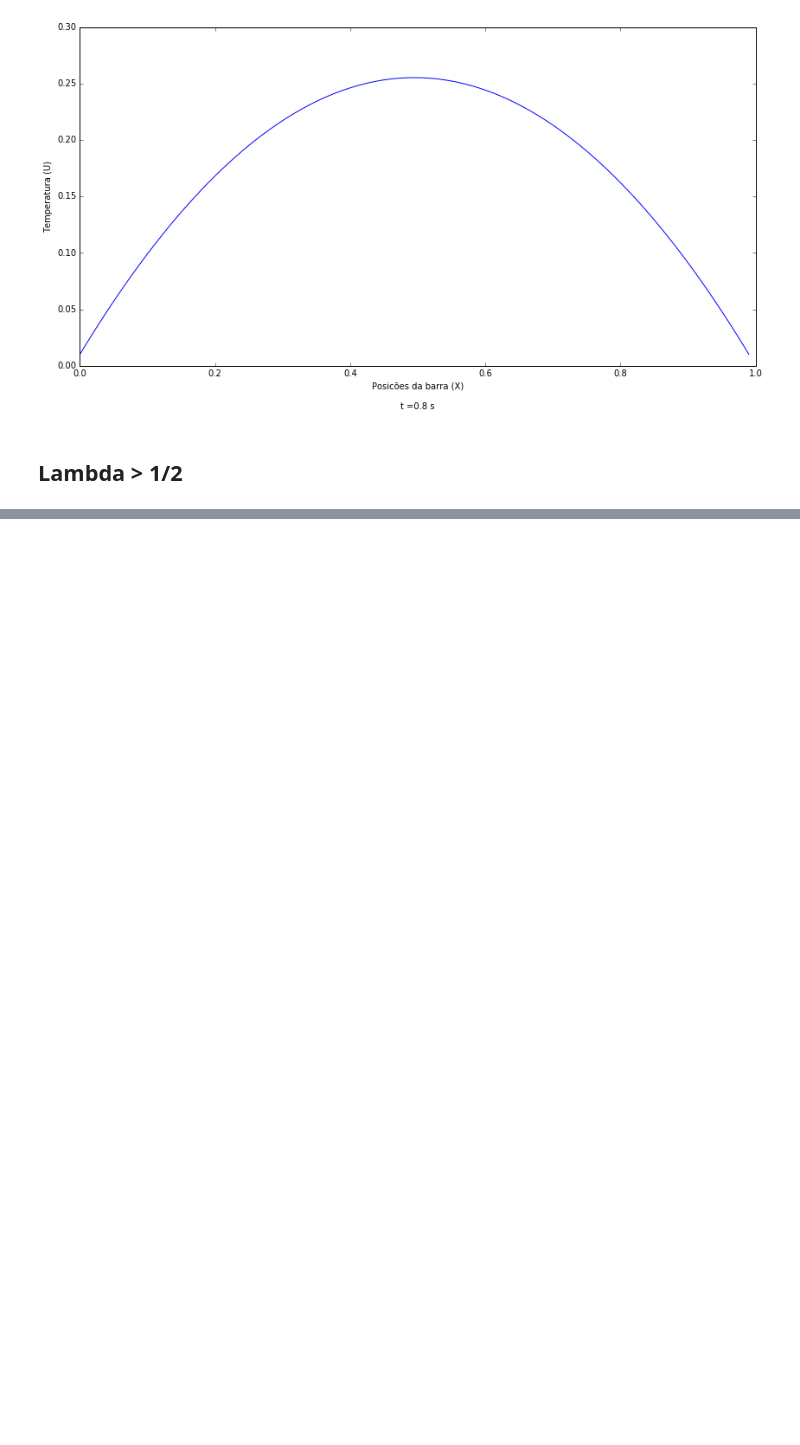
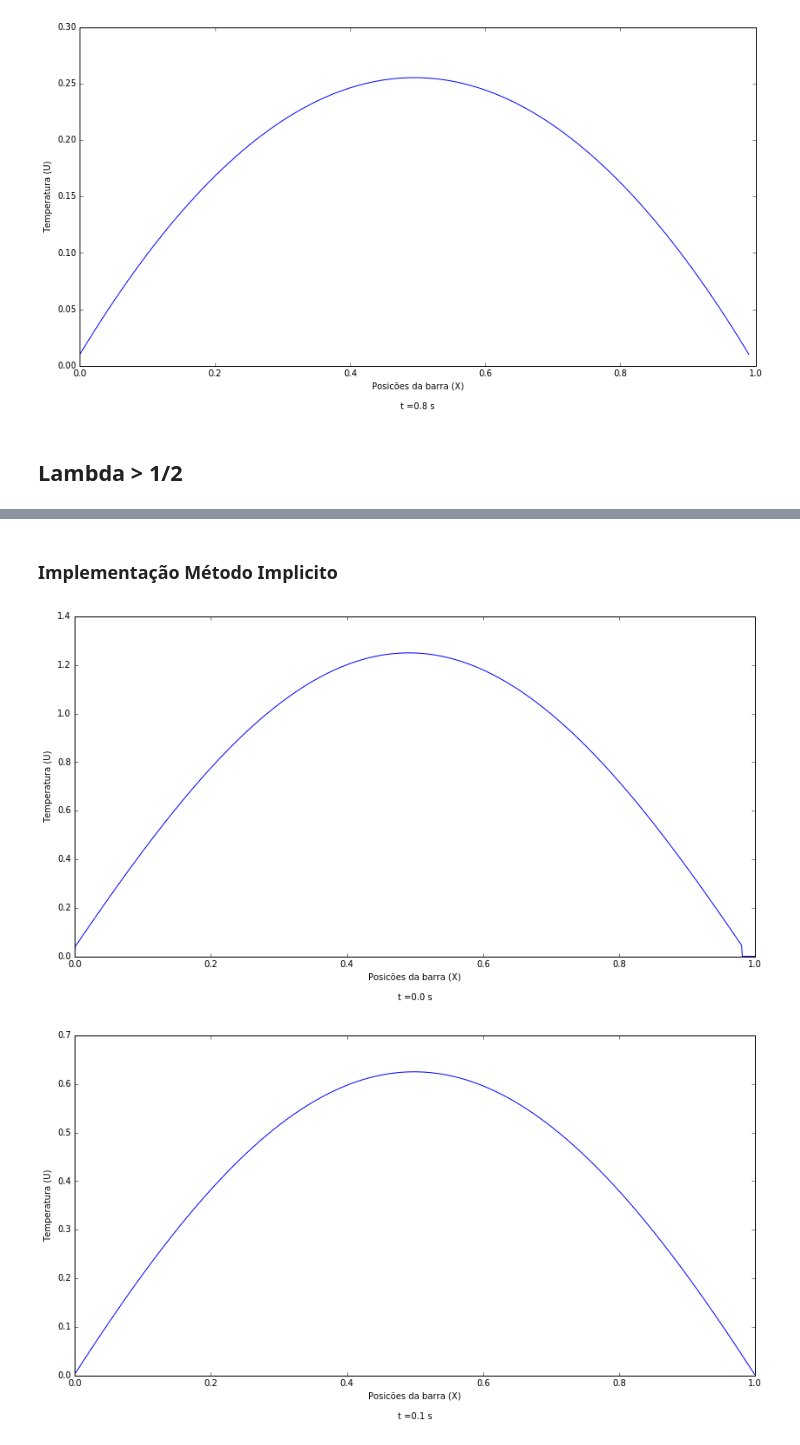
Before and after one commit to faciolihenrique/ms211, a Jupyter notebook: proj2.ipynb, the cells around one changed output, grey strips where cells are left out. Cells and saved outputs as stored; diff of their text form; code cells hidden in the pictures; blank space fills up the shorter version.

```diff
--- a/proj2.ipynb
+++ b/proj2.ipynb
@@ -170,0 +141,66 @@ for tempo in np.arange(0,1,k):
+# %%
+def solve_by_LU(A, B):
+    P, L, U = la.lu(A)
+    y = la.solve(L, np.dot(P, B))
+    return la.solve(U, y)
+# %% [markdown]
+### Implementação Método Implicito
+# %%
+h = 0.001 # Valor do passo em x
+
+k = 0.001 # Valor do passo do tempo
+
+lambd = _lambda(gamma,k,h) # Valor de lambda
+
+m = int(1/h) # Quantidade de posicoes x na barra
+
+x_list = list()
+for i in np.arange(0,1,h):
+    x_list.append(i)
+
+psi = np.empty(m); psi.fill(2) # vetor de psi
+
+
+# Matriz A
+A = np.zeros((m,m))
+
+A.itemset((0,0),1+2*lambd)
+A.itemset((m-1,m-1),1+2*lambd)
+A.itemset((0,1),-lambd)
+A.itemset((m-1,m-2),-lambd)
+
+for i in range(1,m-1):
+    A.itemset((i,i),(1+2*lambd))
+    A.itemset((i,i+1),-lambd)
+    A.itemset((i,i-1),-lambd)
+
+# Vetor F * k
+fjk = np.empty(m); fjk.fill(k*2)
+fjk.itemset(0, (k*(psi.item(0)+lambd*p)))
+fjk.itemset(m-1, (k*(psi.item(m-1)+lambd*q)))
+
+# Vetor uj
+u = np.zeros(m)
+
+n = 1
+for x in np.arange(0.01, 0.99, h):
+    u.itemset(n,f(x))
+    n = n + 1
+
+
+# Soma uj + f*k
+u_fjk = np.sum([u, fjk], axis=0)
+
+
+for tempo in np.arange(0,1,k):
+    if tempo % 0.1 == 0:
+        plt.plot(x_list, u)
+        plt.gcf().set_size_inches(14,7)
+        plt.ylabel('Temperatura (U)')
+        plt.xlabel('Posicões da barra (X)\n\nt =' + str(tempo) + ' s')
+        plt.show()
+    u = solve_by_LU(A,u_fjk)
+    u_fjk = np.sum([u, fjk], axis=0)
+# %% [output]
+[figure, added]
+[figure, added]
```
Also changed, not shown: parts of 6 cells of this notebook.
